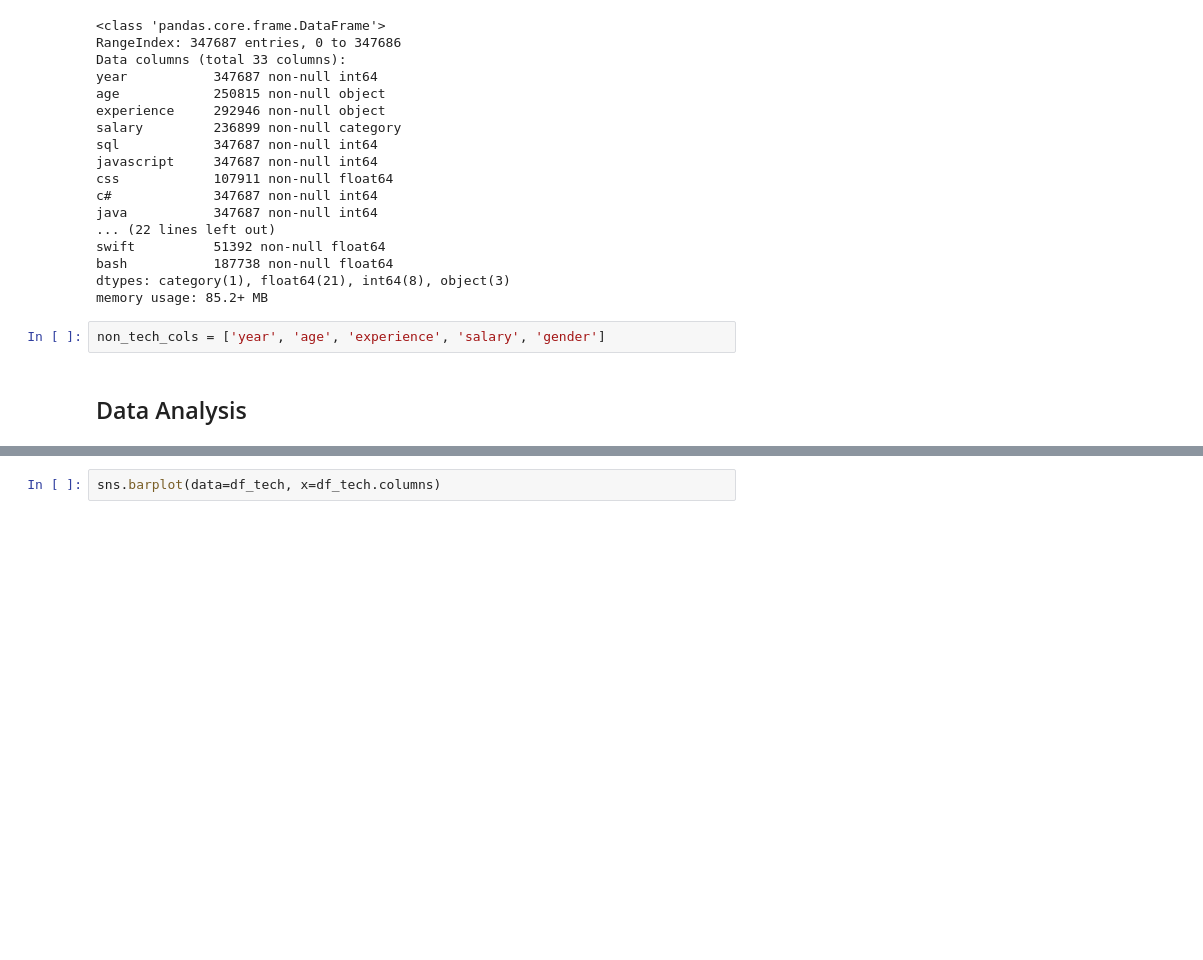
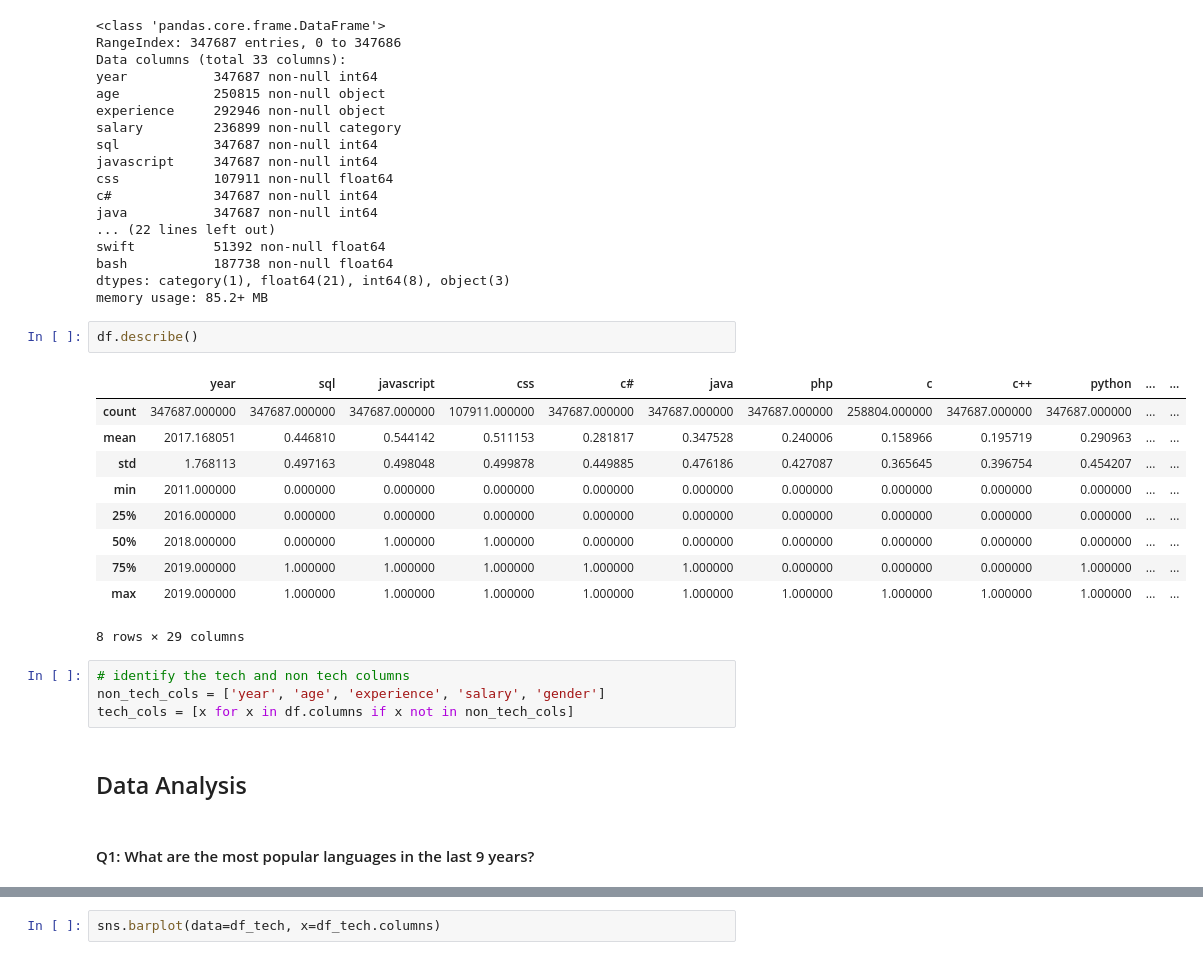
Before and after one commit to ksprashu/analyze_skillset_trends_stackoverflow, a Jupyter notebook: analyze_tech_trends.ipynb, the cells around one changed output, grey strips where cells are left out. Cells and saved outputs as stored; diff of their text form; blank space fills up the shorter version.

```diff
--- a/analyze_tech_trends.ipynb
+++ b/analyze_tech_trends.ipynb
@@ -50,7 +50,24 @@ swift          51392 non-null float64
 bash           187738 non-null float64
 dtypes: category(1), float64(21), int64(8), object(3)
 memory usage: 85.2+ MB
-# %%
-non_tech_cols = ['year', 'age', 'experience', 'salary', 'gender']
+# %%
+df.describe()
+# %% [output]
+|  | year | sql | javascript | css | c# | java | php | c | c++ | python | ... | ... |
+| count | 347687.000000 | 347687.000000 | 347687.000000 | 107911.000000 | 347687.000000 | 347687.000000 | 347687.000000 | 258804.000000 | 347687.000000 | 347687.000000 | ... | ... |
+| mean | 2017.168051 | 0.446810 | 0.544142 | 0.511153 | 0.281817 | 0.347528 | 0.240006 | 0.158966 | 0.195719 | 0.290963 | ... | ... |
+| std | 1.768113 | 0.497163 | 0.498048 | 0.499878 | 0.449885 | 0.476186 | 0.427087 | 0.365645 | 0.396754 | 0.454207 | ... | ... |
+| min | 2011.000000 | 0.000000 | 0.000000 | 0.000000 | 0.000000 | 0.000000 | 0.000000 | 0.000000 | 0.000000 | 0.000000 | ... | ... |
+| 25% | 2016.000000 | 0.000000 | 0.000000 | 0.000000 | 0.000000 | 0.000000 | 0.000000 | 0.000000 | 0.000000 | 0.000000 | ... | ... |
+| 50% | 2018.000000 | 0.000000 | 1.000000 | 1.000000 | 0.000000 | 0.000000 | 0.000000 | 0.000000 | 0.000000 | 0.000000 | ... | ... |
+| 75% | 2019.000000 | 1.000000 | 1.000000 | 1.000000 | 1.000000 | 1.000000 | 0.000000 | 0.000000 | 0.000000 | 1.000000 | ... | ... |
+| max | 2019.000000 | 1.000000 | 1.000000 | 1.000000 | 1.000000 | 1.000000 | 1.000000 | 1.000000 | 1.000000 | 1.000000 | ... | ... |
+8 rows × 29 columns
+# %%
+# identify the tech and non tech columns
+non_tech_cols = ['year', 'age', 'experience', 'salary', 'gender']
+tech_cols = [x for x in df.columns if x not in non_tech_cols]
 # %% [markdown]
 ## Data Analysis
+# %% [markdown]
+#### Q1: What are the most popular languages in the last 9 years?
```
Also changed, not shown: parts of 15 cells of this notebook, 2 other files.
